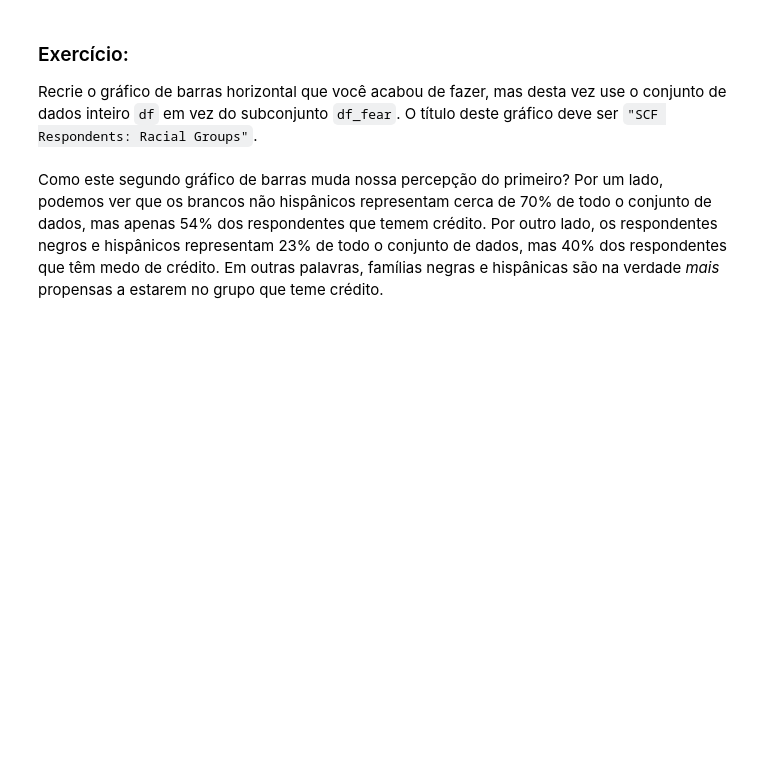
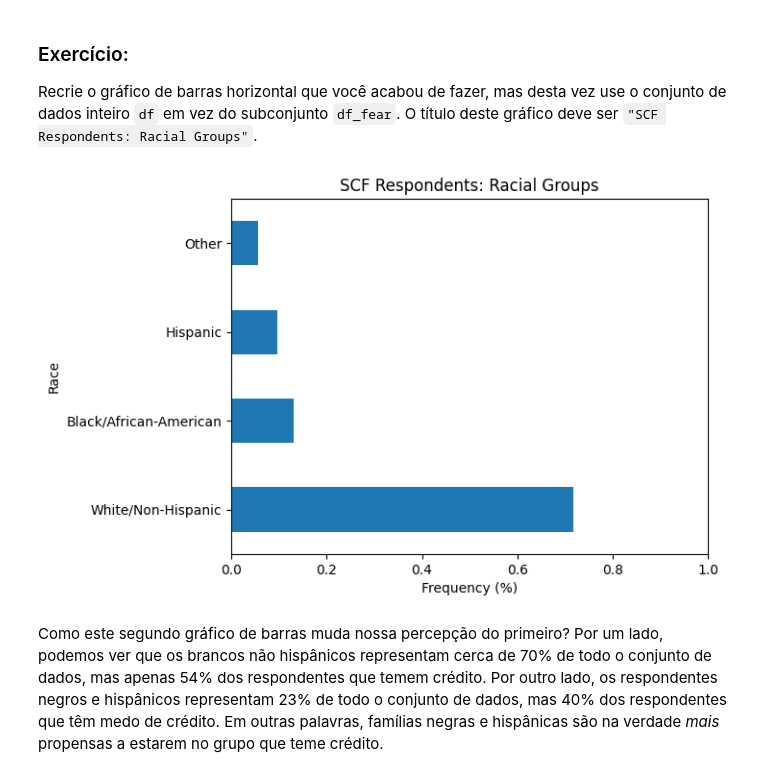
Before and after one commit to Pietro2704/Python, a Jupyter notebook: Python-IA/Aulas/IA__10.ipynb, the cells around one changed output. Saved outputs shown, nothing was run; the diff lists cells and outputs as text; code cells hidden in the pictures; blank space fills up the shorter version.

```diff
--- a/Python-IA/Aulas/IA__10.ipynb
+++ b/Python-IA/Aulas/IA__10.ipynb
@@ -123,14 +172,16 @@ Isso sugere que pessoas brancas/não hispânicas se preocupam mais em serem nega
 ### Exercício:
 Recrie o gráfico de barras horizontal que você acabou de fazer, mas desta vez use o conjunto de dados inteiro `df` em vez do subconjunto `df_fear`. O título deste gráfico deve ser `"SCF Respondents: Racial Groups"`.
 # %%
-race = ...
-race_value_counts = ...
+race = df["RACE"].replace(race_dict)
+race_value_counts = race.value_counts(normalize=True)
 # Create bar chart of race_value_counts
-
+race_value_counts.plot(kind='barh')
 plt.xlim((0, 1))
 plt.xlabel("Frequency (%)")
 plt.ylabel("Race")
 plt.title("SCF Respondents: Racial Groups");
+# %% [output]
+[figure, added]
 # %% [markdown]
 Como este segundo gráfico de barras muda nossa percepção do primeiro? Por um lado, podemos ver que os brancos não hispânicos representam cerca de 70% de todo o conjunto de dados, mas apenas 54% dos respondentes que temem crédito. Por outro lado, os respondentes negros e hispânicos representam 23% de todo o conjunto de dados, mas 40% dos respondentes que têm medo de crédito. Em outras palavras, famílias negras e hispânicas são na verdade *mais* propensas a estarem no grupo que teme crédito.
 # %% [markdown]
```
Also changed, not shown: parts of 38 cells of this notebook.
